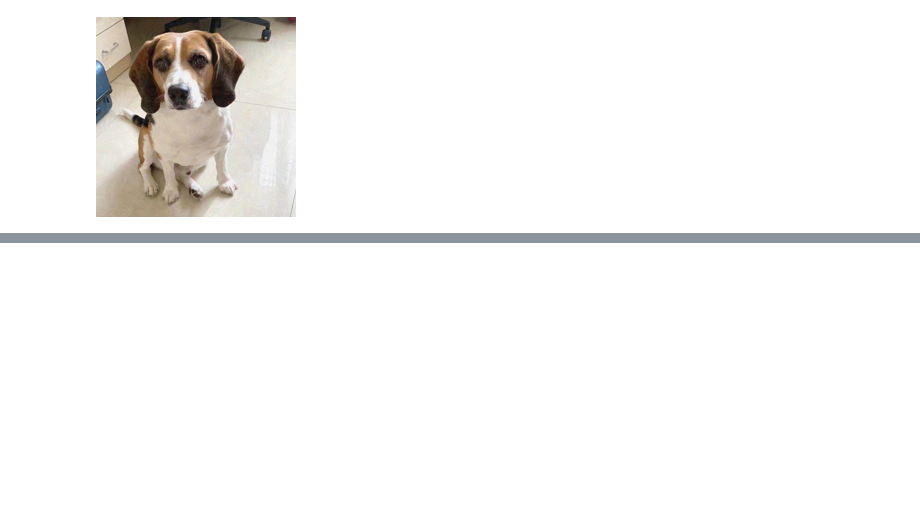
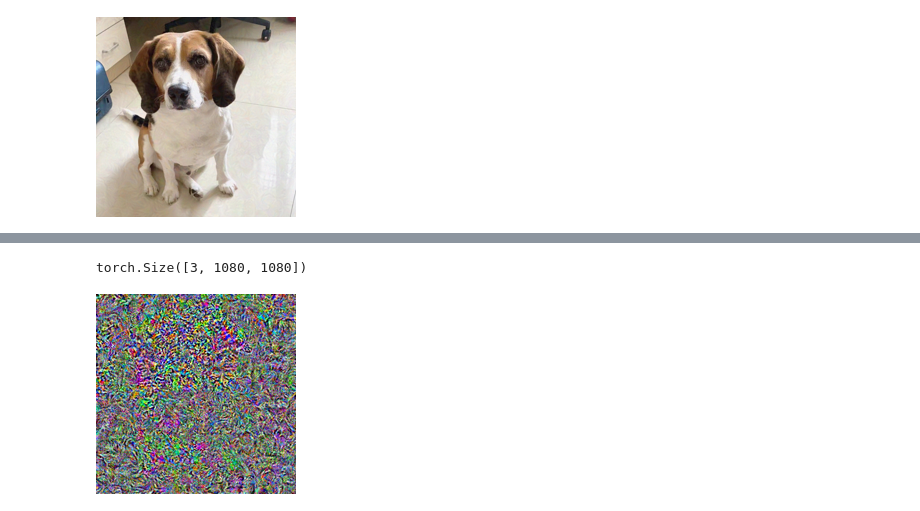
Before and after one commit to HanxiuZhang/low_freq_attack, a Jupyter notebook: 0724.ipynb, the cells around one changed output, grey strips where cells are left out. Drawn from its saved outputs; the diff is of its cells as text; code cells hidden in the pictures; blank space fills up the shorter version.

```diff
--- a/0724.ipynb
+++ b/0724.ipynb
@@ -46,0 +53,7 @@ predict_1_img(adv_img,model2)
+# %%
+per = adv_img - img_tensor
+# %%
+show_tensor(per)
+# %% [output]
+torch.Size([3, 1080, 1080])
+[figure, added]
```
Also changed, not shown: parts of 11 cells of this notebook, 2 other files.
